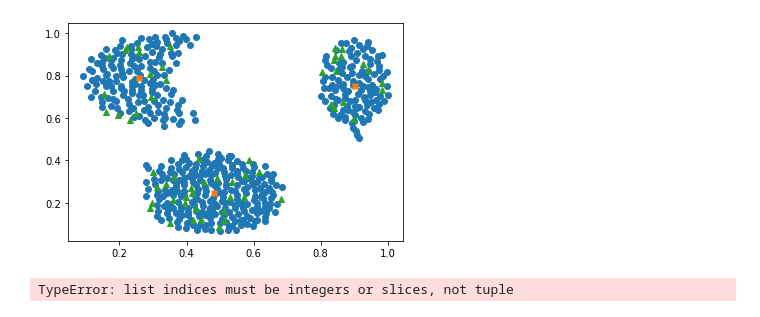
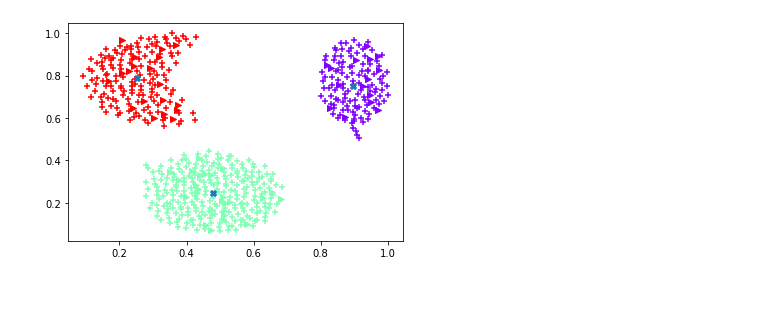
Before and after one commit to Ftmarruda/p1-mc886, a Jupyter notebook: p1.ipynb, the cells around one changed output. Saved outputs shown, nothing was run; the diff lists cells and outputs as text; code cells hidden in the pictures.

Commit message:
plot implemented

```diff
--- a/p1.ipynb
+++ b/p1.ipynb
@@ -24,7 +25,7 @@ def k_means(data: np.ndarray, k_clusters_centers: int) -> np.ndarray:
     """
     dim = data.shape[1]
     num = data.shape[0]
-    # INITIALIZATION
+    # INITIALIZATION - Forgy initialization
     # Random choice as a kmeans initialization
     idx = np.random.randint(num,size=k_clusters_centers)
     # first values of centroids position
@@ -47,13 +48,13 @@ def k_means(data: np.ndarray, k_clusters_centers: int) -> np.ndarray:
             list_centroids = new_centroids
     return new_centroids
 
-def assign_to_cluster(data_in: np.ndarray, center_cluster: np.ndarray) -> Dict[int,List]:
+def assign_to_cluster(data_in: np.ndarray, center_cluster: np.ndarray) -> Dict[int,np.ndarray]:
     """ Com a posição dos centroides dos cluster fornecidos, cada ponto é relacionado a um cluster segundo a sua distancia euclidiana a esses centroides. A menor distancia significa que o ponto pertence a esse mesmo cluster.
     Args:
         data_in (np.ndarray) : Dados que serão utilizados para
         center_cluster (np.ndarray) : Array com a posição dos centroides dos clusters
     Return:
-        set_centroids (Dict[int,List]) : dicionário relacionando cada cluster com uma lista dos pontos que pertencem a ele
+        set_centroids (Dict[int,np.ndarray]) : dicionário relacionando cada cluster com um array dos pontos que pertencem a ele
     """
     # instance of the dictionary that will return at end of this function
     set_centroids={}
@@ -68,8 +69,12 @@ def assign_to_cluster(data_in: np.ndarray, center_cluster: np.ndarray) -> Dict[i
         dist = np.linalg.norm(center_cluster-element,axis=1)
         # The data point is add to the closest cluster's list
         set_centroids[np.argmin(dist)].append(element.tolist())
+    # at end of function, convert list into a np.ndarray
+    for center,value in set_centroids.items():
+        set_centroids[center] = np.array(value)
     return set_centroids
 # %%
+# divisão para dados de treinamento e dados de teste
 np.random.shuffle(data_norm)
-train_index = int(data_norm.shape[0]*0.9)
-train_data,test_data = np.vsplit(data_norm,[train_index])
+train_index_norm = int(data_norm.shape[0]*0.9)
+train_data_norm,test_data_norm = np.vsplit(data_norm,[train_index_norm])
@@ -80,14 +81,18 @@ set_clusters_test = assign_to_cluster(data_in=test_data,center_cluster=cluster_c
-# %%
-plt.scatter(train_data[:,0],train_data[:,1])
-plt.scatter(cluster_centers[:,0],cluster_centers[:,1],marker='X')
-plt.scatter(test_data[:,0],test_data[:,1],marker='^')
-plt.show()
-# %% [output]
-[figure, removed]
-# %%
-for index,value in set_clusters_train.items():
-    plt.scatter(value[:,0],value[:,1],marker='.')
-plt.scatter(cluster_centers[:,0],cluster_centers[:,1],marker='X')
-plt.show()
-# %% [output]
-TypeError: list indices must be integers or slices, not tuple
+# %%
+# função k_means em execução, obtenho um array com o centro dos cluster
+cluster_centers_norm = k_means(data=train_data_norm,k_clusters_centers=3)
+# array de cores para plotar os resultados
+colors = cm.rainbow(np.linspace(0,1,cluster_centers_norm.shape[0]))
+# função assign_to_cluster em execução, obtenho um dicionario que aponta para cada cluster, um array dos pontos que pertecem a esse cluster
+set_clusters_train_norm = assign_to_cluster(data_in=train_data_norm,center_cluster=cluster_centers_norm)
+set_clusters_test_norm = assign_to_cluster(data_in=test_data_norm,center_cluster=cluster_centers_norm)
+# %%
+# Plot dos pontos obtidos, dividindo os pontos em suas cores
+for value,color in zip(set_clusters_train_norm.values(),colors):
+    plt.scatter(value[:,0],value[:,1],marker='+',color=color)
+for value,color in zip(set_clusters_test_norm.values(),colors):
+    plt.scatter(value[:,0],value[:,1],marker='>',color=color)
+plt.scatter(cluster_centers_norm[:,0],cluster_centers_norm[:,1],marker='X')
+plt.show()
+# %% [output]
+[figure, added]
```
Also changed, not shown: parts of 2 cells of this notebook.
